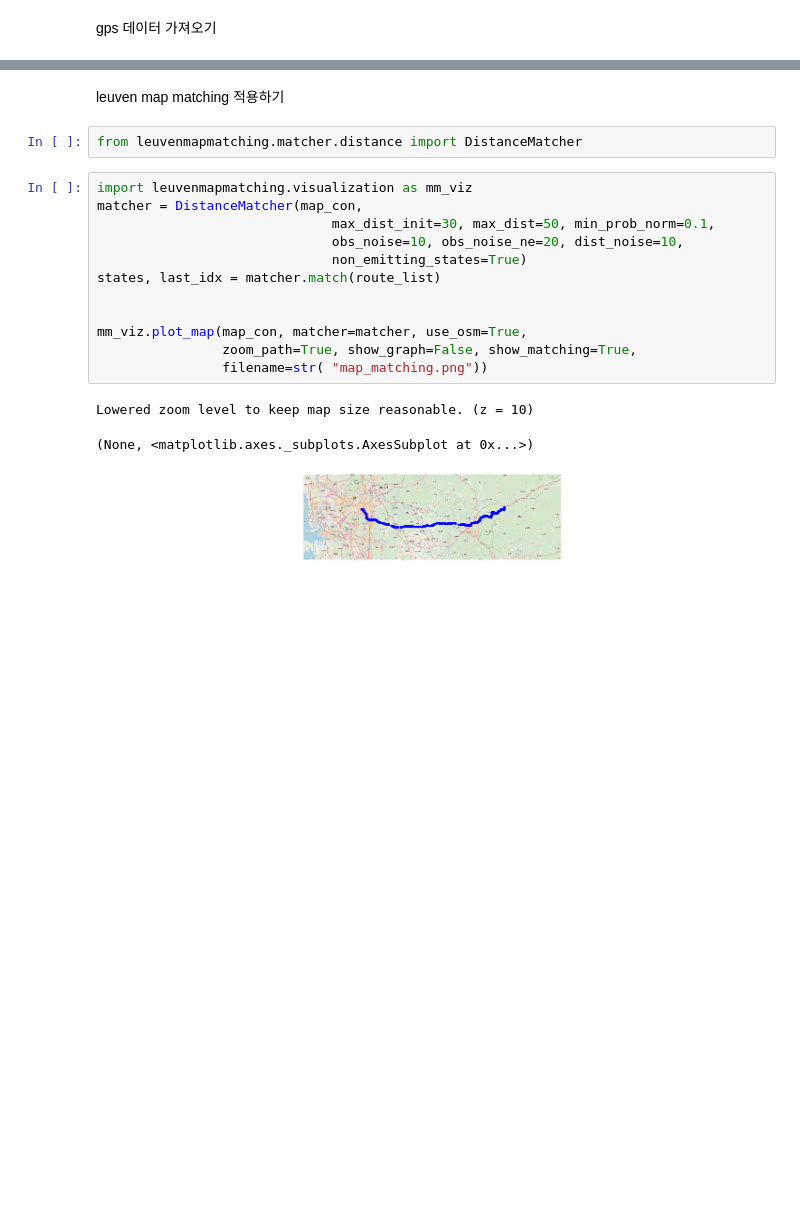
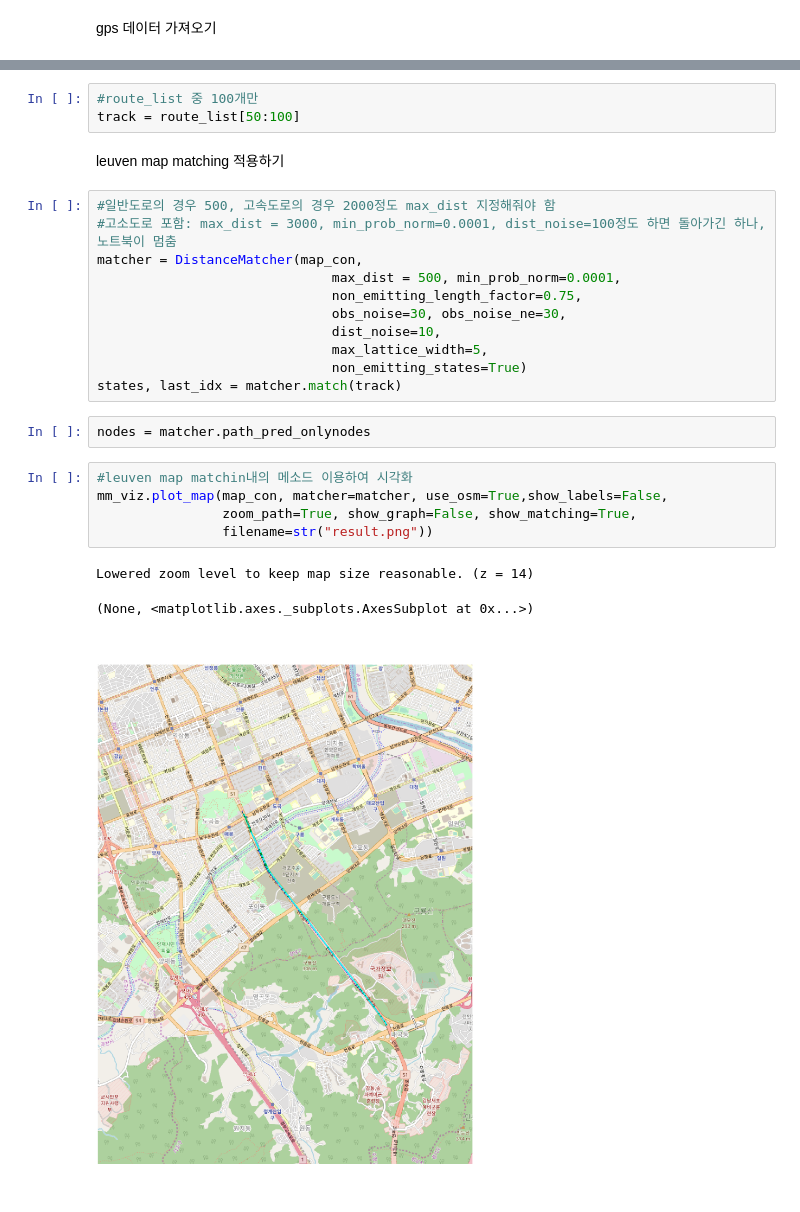
Before and after one commit to KwonJeongah/GPS_Data, a Jupyter notebook: leuven_mapmatching.ipynb, the cells around one changed output, grey strips where cells are left out. Saved outputs shown, nothing was run; the diff lists cells and outputs as text; blank space fills up the shorter version.

```diff
--- a/leuven_mapmatching.ipynb
+++ b/leuven_mapmatching.ipynb
@@ -81,22 +74,29 @@ route = rdp(gps_data[['latitude','longitude']].values, epsilon=1e-5)
 #route(array 형식)를 list 형식으로 바꾸기
 route_list = [tuple(x) for x in route.tolist()]
+# %%
+#route_list 중 100개만
+track = route_list[50:100]
 # %% [markdown]
 leuven map matching 적용하기
-# %%
-from leuvenmapmatching.matcher.distance import DistanceMatcher
+# %%
+#일반도로의 경우 500, 고속도로의 경우 2000정도 max_dist 지정해줘야 함
+#고소도로 포함: max_dist = 3000, min_prob_norm=0.0001, dist_noise=100정도 하면 돌아가긴 하나, 노트북이 멈춤
+matcher = DistanceMatcher(map_con,
+                              max_dist = 500, min_prob_norm=0.0001,
+                              non_emitting_length_factor=0.75,
+                              obs_noise=30, obs_noise_ne=30,
+                              dist_noise=10,
+                              max_lattice_width=5,
+                              non_emitting_states=True)
+states, last_idx = matcher.match(track)
+# %%
+nodes = matcher.path_pred_onlynodes
 # %%
-import leuvenmapmatching.visualization as mm_viz
-matcher = DistanceMatcher(map_con,
-                              max_dist_init=30, max_dist=50, min_prob_norm=0.1,
-                              obs_noise=10, obs_noise_ne=20, dist_noise=10,
-                              non_emitting_states=True)
-states, last_idx = matcher.match(route_list)
-
-
-mm_viz.plot_map(map_con, matcher=matcher, use_osm=True,
+#leuven map matchin내의 메소드 이용하여 시각화
+mm_viz.plot_map(map_con, matcher=matcher, use_osm=True,show_labels=False,
                 zoom_path=True, show_graph=False, show_matching=True,
-                filename=str( "map_matching.png"))
+                filename=str("result.png"))
 # %% [output]
-Lowered zoom level to keep map size reasonable. (z = 10)
+Lowered zoom level to keep map size reasonable. (z = 14)
 (None, <matplotlib.axes._subplots.AxesSubplot at 0x...>)
-[figure, old version]
+[figure, new version]
```
Also changed, not shown: parts of 8 cells of this notebook.
